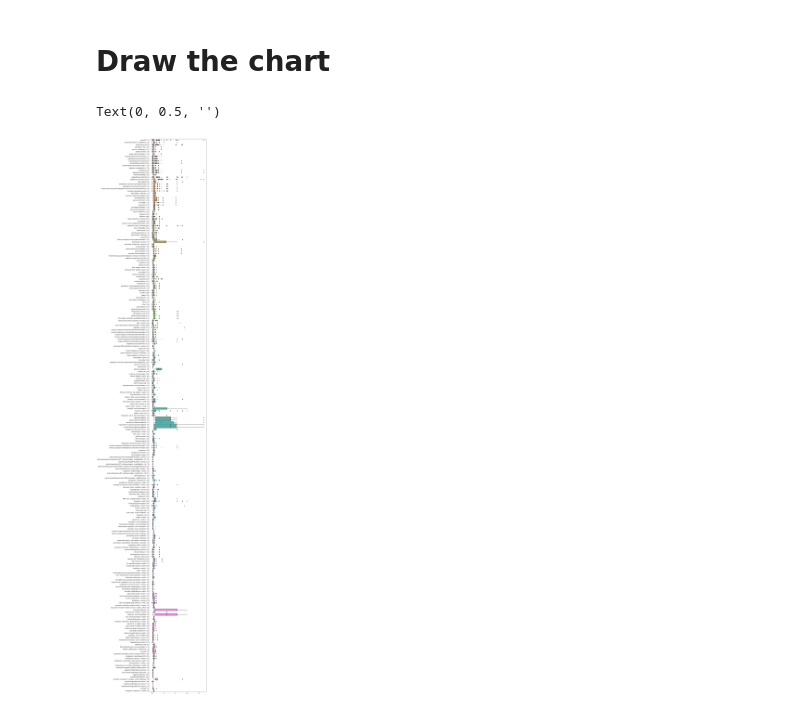
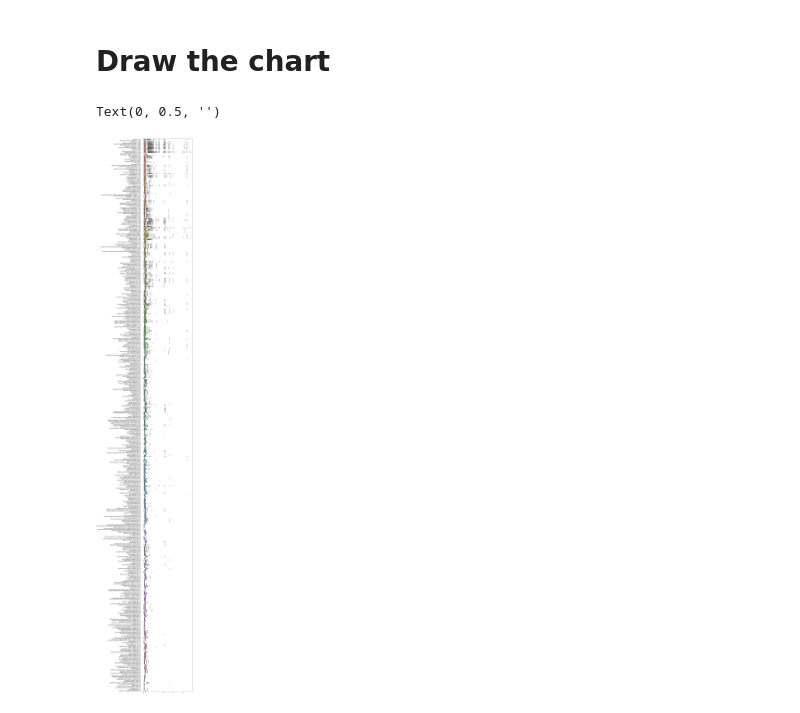
Before and after one commit to henockmamo54/d2omePlusAnalysis, a Jupyter notebook: Go db parser with plot.ipynb, the cells around one changed output. Saved outputs shown, nothing was run; the diff lists cells and outputs as text; code cells hidden in the pictures.

```diff
--- a/Go db parser with plot.ipynb
+++ b/Go db parser with plot.ipynb
@@ -170,7 +170,12 @@ for i in range(utmb_data.shape[0]):
 # %%
 df=pd.DataFrame(found_list)
 df=df.transpose()
-df=df.reset_index()
 print(df.shape)
+df=df.drop(index = ['protein-lipid complex','blood microparticle',"endocytic vesicle membrane",
+                    'lipoprotein particle','high-density lipoprotein particle','plasma lipoprotein particle',
+                   'late endosome membrane','triglyceride-rich plasma lipoprotein particle',
+                   'very-low-density lipoprotein particle','secondary lysosome','phagocytic vesicle',
+                   'phagocytic vesicle membrane'])
+df=df.reset_index(drop=True)
 df.head(5)
 # %% [output]
@@ -191,20 +196,20 @@ for i in range(df.shape[0]):
     if(len(list(df['k'][i])) >=5):
         perc= pd.DataFrame()
         perc["k"]=df['k'][i]
-        perc["name"]=df['name'][i] + " ("+str(len(list(df['k'][i]))) +")"
+        perc["complex_name"]=df['complex_name'][i] + " ("+str(i)+"  "+str(len(list(df['k'][i]))) +")"
         compd=pd.concat([compd,perc])
 # %%
 # fig = plt.gcf()
 fig, ax = plt.subplots(1)
 
 # Change seaborn plot size
-fig.set_size_inches(8, 80)
+fig.set_size_inches(9, 100)
 
-sns.boxplot(x="k", y="name", data=compd,orient ='h')
+sns.boxplot(x="k", y="complex_name", data=compd,orient ='h')
 # sns.swarmplot(x="k", y="name", data=compd,orient='h', color=".25")
 plt.xlabel('')
 plt.ylabel('')
 # sns.swarmplot(x="name", y="k", data=compd, color=".25")
 # %% [output]
 Text(0, 0.5, '')
-[figure, old version]
+[figure, new version]
```
Also changed, not shown: parts of 2 cells of this notebook, 3 other files.
